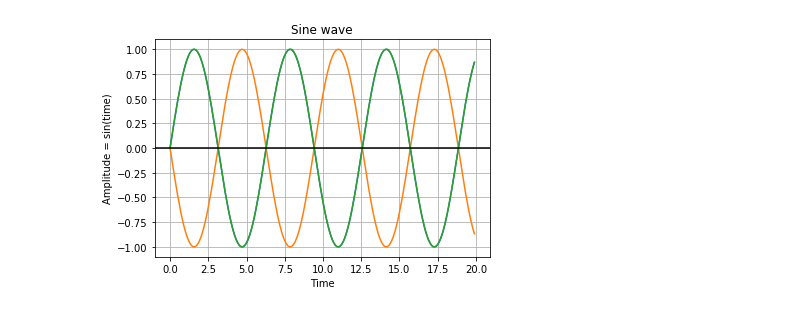
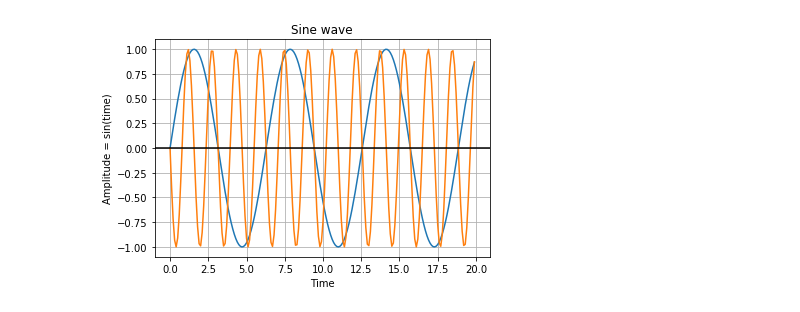
Before and after one commit to ChristophMetzner/Synchronization-by-Uncorrelated-Noise, a Jupyter notebook: notebooks/synchronization_demo.ipynb, the cells around one changed output. Cells and saved outputs as stored; diff of their text form; code cells hidden in the pictures.

```diff
--- a/notebooks/synchronization_demo.ipynb
+++ b/notebooks/synchronization_demo.ipynb
@@ -13,22 +10,22 @@ The autoreload extension is already loaded. To reload it, use:
 time = np.arange(0, 20, 0.1)
 
 amplitude = np.sin(time)
-amplitude_2 = np.sin(time + np.pi)
+amplitude_2 = np.sin(time * 4 + np.pi )
 amplitude_3 = np.sin(time)
 # %%
 plt.plot(time, amplitude)
 plt.plot(time, amplitude_2)
-plt.plot(time, amplitude_3)
+# plt.plot(time, amplitude_3)
 
 plt.title('Sine wave')
 plt.xlabel('Time')
 
 plt.ylabel('Amplitude = sin(time)')
 plt.grid(True, which='both')
 plt.axhline(y=0, color='k')
 plt.show()
 
 plt.show()
 # %% [output]
-[figure, old version]
+[figure, new version]
 # %%
```
Also changed, not shown: parts of 6 cells of this notebook, 7 other files.
